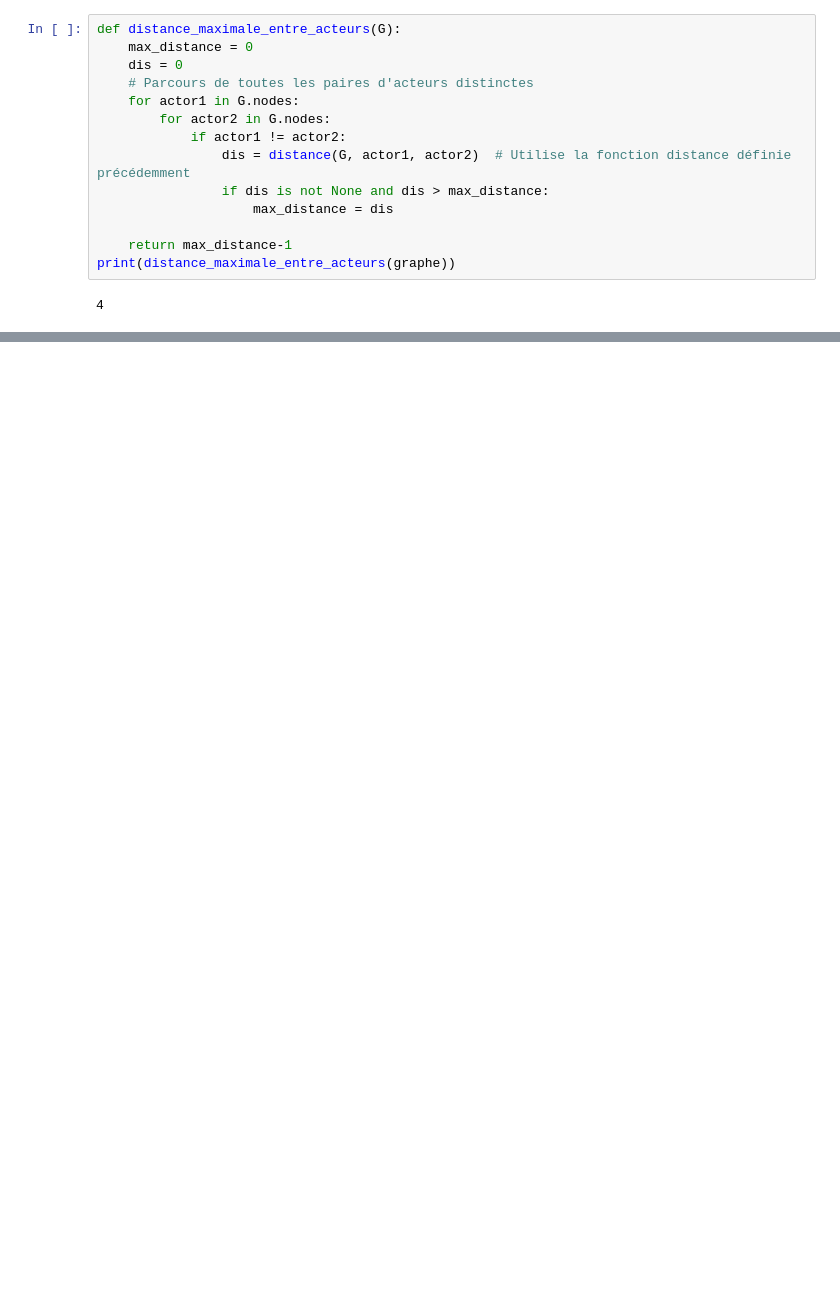
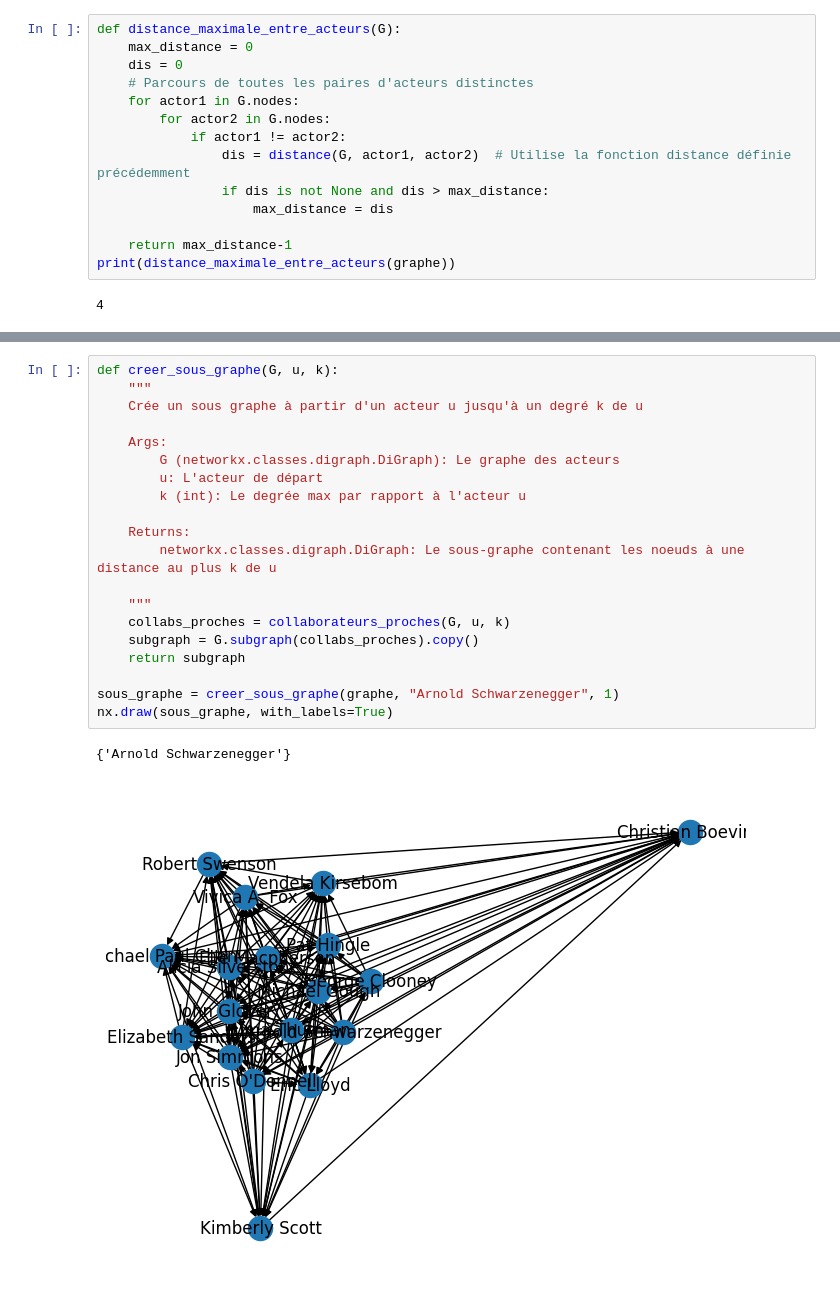
Before and after one commit to DanielMoreira45/SAE-GRAPH, a Jupyter notebook: Rendu.ipynb, the cells around one changed output, grey strips where cells are left out. Drawn from its saved outputs; the diff is of its cells as text; blank space fills up the shorter version.

```diff
--- a/Rendu.ipynb
+++ b/Rendu.ipynb
@@ -444,0 +424,23 @@ def creation_sous_graphe(G, u, k):
+# %%
+def creer_sous_graphe(G, u, k):
+    """
+    Crée un sous graphe à partir d'un acteur u jusqu'à un degré k de u
+
+    Args:
+        G (networkx.classes.digraph.DiGraph): Le graphe des acteurs
+        u: L'acteur de départ
+        k (int): Le degrée max par rapport à l'acteur u
+
+    Returns:
+        networkx.classes.digraph.DiGraph: Le sous-graphe contenant les noeuds à une distance au plus k de u
+
+    """
+    collabs_proches = collaborateurs_proches(G, u, k)
+    subgraph = G.subgraph(collabs_proches).copy()
+    return subgraph
+
+sous_graphe = creer_sous_graphe(graphe, "Arnold Schwarzenegger", 1)
+nx.draw(sous_graphe, with_labels=True)
+# %% [output]
+{'Arnold Schwarzenegger'}
+[figure, added]
```
Also changed, not shown: parts of 18 cells of this notebook.
